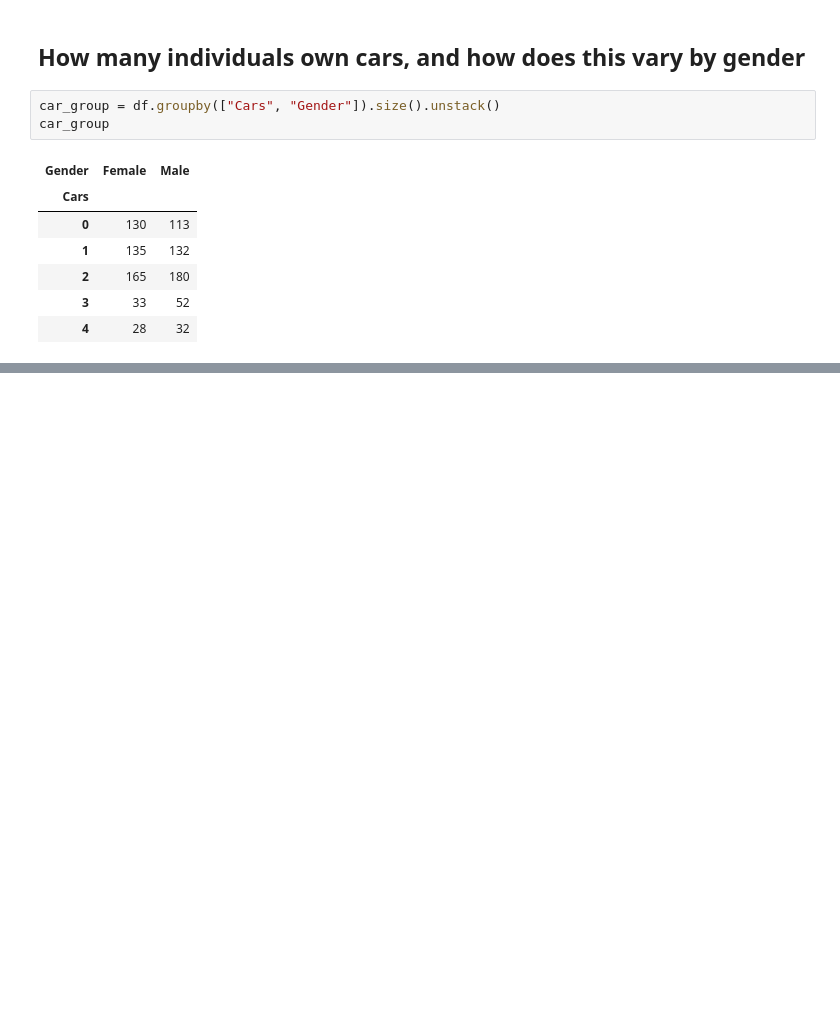
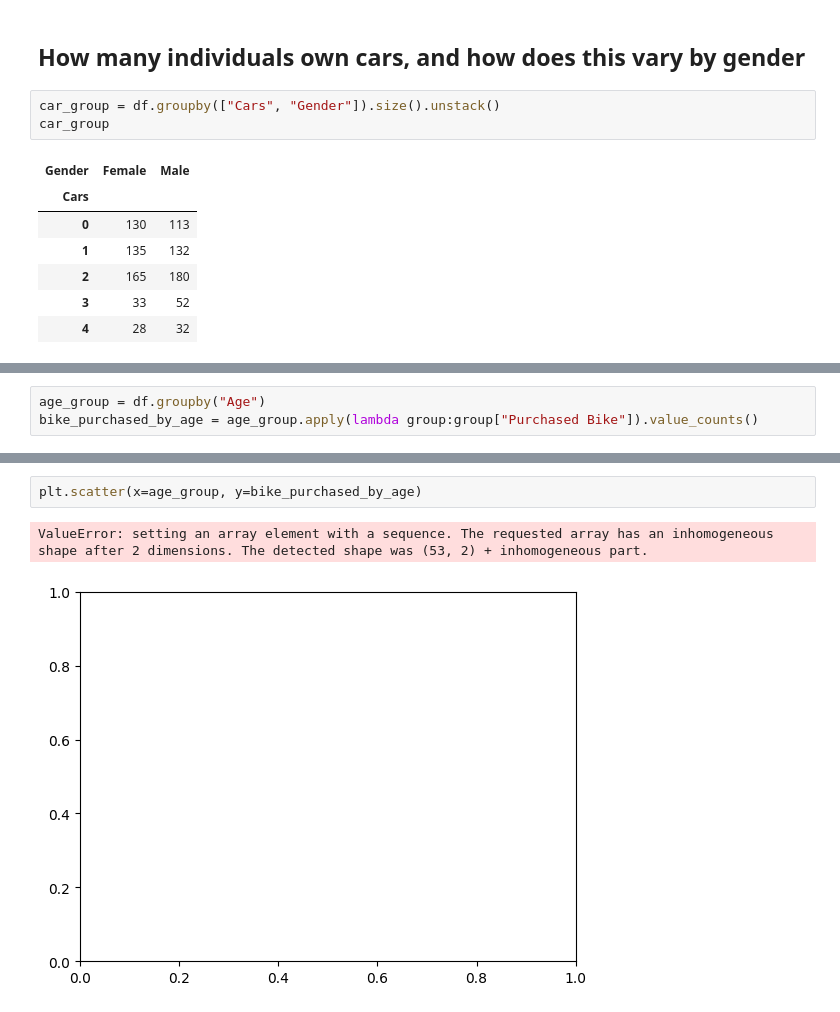
Before and after one commit to abhisunny2610/Data-Science, a Jupyter notebook: Visualization/Bike Buyers Anlys.ipynb, the cells around one changed output, grey strips where cells are left out. Drawn from its saved outputs; the diff is of its cells as text; blank space fills up the shorter version.

```diff
--- a/Visualization/Bike Buyers Anlys.ipynb
+++ b/Visualization/Bike Buyers Anlys.ipynb
@@ -272,0 +298,3 @@ plt.show()
+# %%
+age_group = df.groupby("Age")
+bike_purchased_by_age = age_group.apply(lambda group:group["Purchased Bike"]).value_counts()
@@ -272,0 +308,5 @@ plt.show()
+# %%
+plt.scatter(x=age_group, y=bike_purchased_by_age)
+# %% [output]
+ValueError: setting an array element with a sequence. The requested array has an inhomogeneous shape after 2 dimensions. The detected shape was (53, 2) + inhomogeneous part.
+[figure, added]
```
Also changed, not shown: parts of 8 cells of this notebook.
